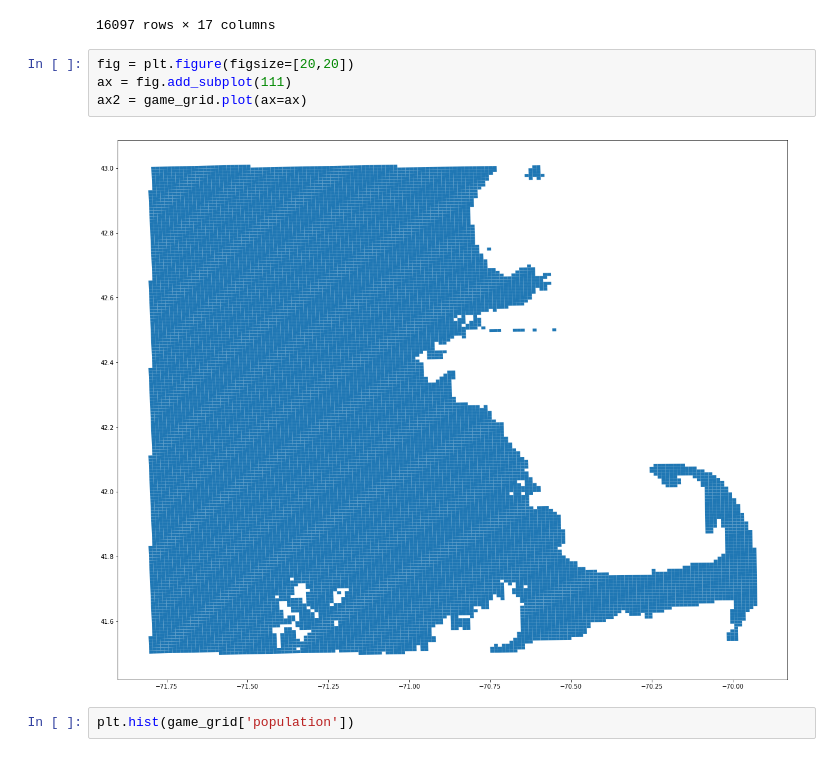
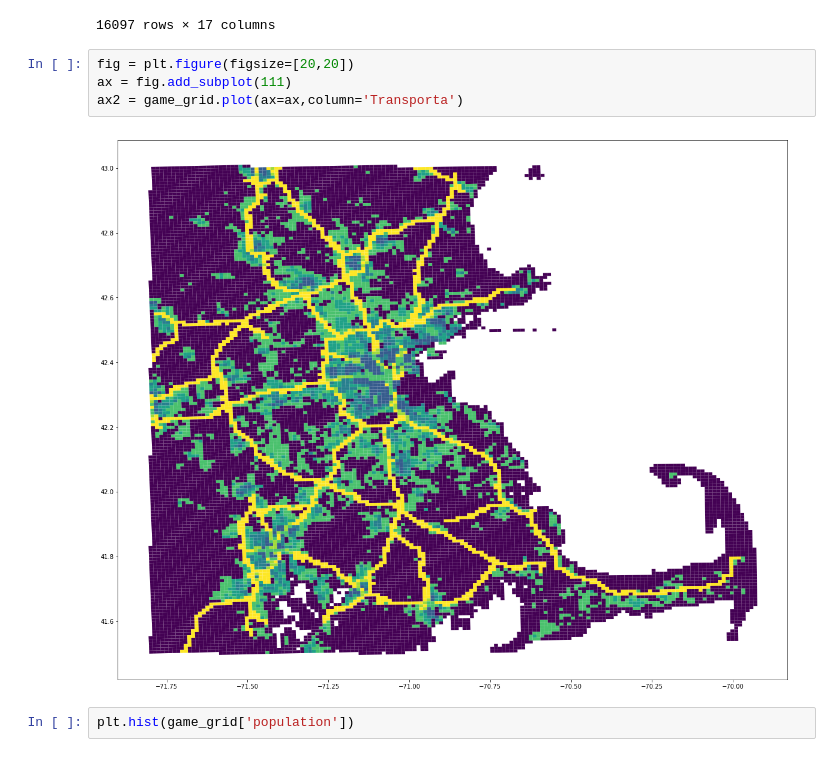
Before and after one commit to obhalerao/bwsi-remote-sensing-final-exercise-logistics, a Jupyter notebook: final_exercise_grid.ipynb, the cells around one changed output. Drawn from its saved outputs; the diff is of its cells as text.

```diff
--- a/final_exercise_grid.ipynb
+++ b/final_exercise_grid.ipynb
@@ -101,9 +101,9 @@ game_grid
 # %%
 fig = plt.figure(figsize=[20,20])
 ax = fig.add_subplot(111)
-ax2 = game_grid.plot(ax=ax)
+ax2 = game_grid.plot(ax=ax,column='Transporta')
 # %% [output]
-[figure, old version]
+[figure, new version]
 # %%
 plt.hist(game_grid['population'])
 # %% [output]
```
